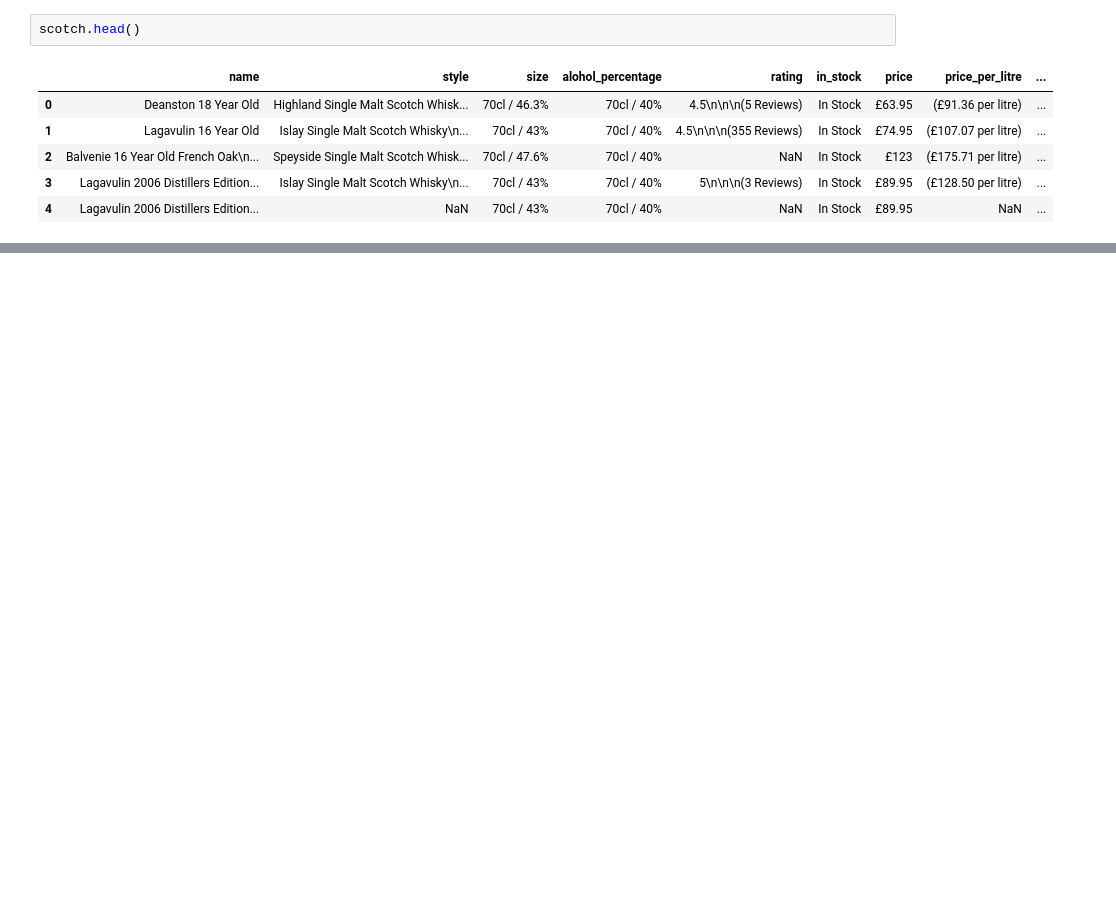
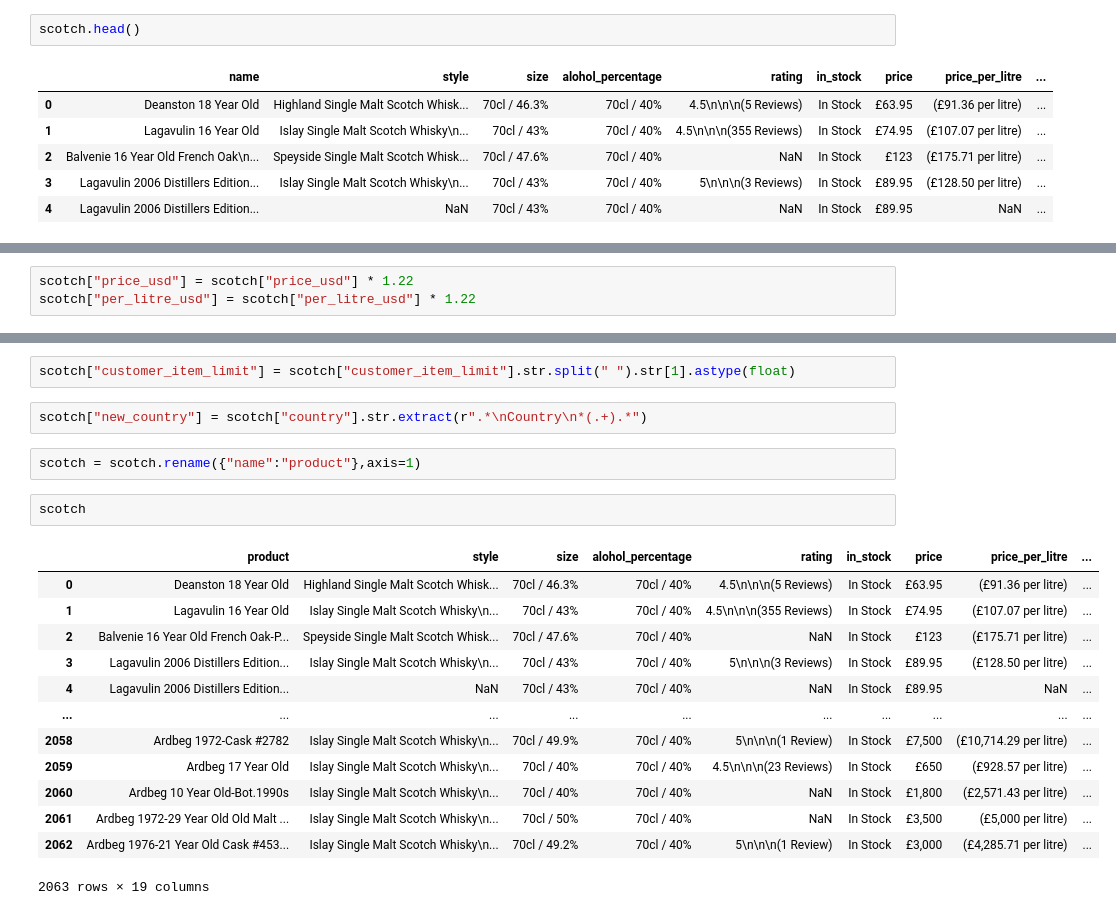
Before and after one commit to paul-trood/Products, a Jupyter notebook: whisky_products_cleaning.ipynb, the cells around one changed output, grey strips where cells are left out. Drawn from its saved outputs; the diff is of its cells as text; blank space fills up the shorter version.

```diff
--- a/whisky_products_cleaning.ipynb
+++ b/whisky_products_cleaning.ipynb
@@ -678,0 +979,3 @@ scotch.head()
+# %%
+scotch["price_usd"] = scotch["price_usd"] * 1.22
+scotch["per_litre_usd"] = scotch["per_litre_usd"] * 1.22
@@ -678,0 +991,22 @@ scotch.head()
+# %%
+scotch["customer_item_limit"] = scotch["customer_item_limit"].str.split(" ").str[1].astype(float)
+# %%
+scotch["new_country"] = scotch["country"].str.extract(r".*\nCountry\n*(.+).*")
+# %%
+scotch = scotch.rename({"name":"product"},axis=1)
+# %%
+scotch
+# %% [output]
+|  | product | style | size | alohol_percentage | rating | in_stock | price | price_per_litre | ... |
+| 0 | Deanston 18 Year Old | Highland Single Malt Scotch Whisk... | 70cl / 46.3% | 70cl / 40% | 4.5\n\n\n(5 Reviews) | In Stock | £63.95 | (£91.36 per litre) | ... |
+| 1 | Lagavulin 16 Year Old | Islay Single Malt Scotch Whisky\n... | 70cl / 43% | 70cl / 40% | 4.5\n\n\n(355 Reviews) | In Stock | £74.95 | (£107.07 per litre) | ... |
+| 2 | Balvenie 16 Year Old French Oak-P... | Speyside Single Malt Scotch Whisk... | 70cl / 47.6% | 70cl / 40% | NaN | In Stock | £123 | (£175.71 per litre) | ... |
+| 3 | Lagavulin 2006 Distillers Edition... | Islay Single Malt Scotch Whisky\n... | 70cl / 43% | 70cl / 40% | 5\n\n\n(3 Reviews) | In Stock | £89.95 | (£128.50 per litre) | ... |
+| 4 | Lagavulin 2006 Distillers Edition... | NaN | 70cl / 43% | 70cl / 40% | NaN | In Stock | £89.95 | NaN | ... |
+| ... | ... | ... | ... | ... | ... | ... | ... | ... | ... |
+| 2058 | Ardbeg 1972-Cask #2782 | Islay Single Malt Scotch Whisky\n... | 70cl / 49.9% | 70cl / 40% | 5\n\n\n(1 Review) | In Stock | £7,500 | (£10,714.29 per litre) | ... |
+| 2059 | Ardbeg 17 Year Old | Islay Single Malt Scotch Whisky\n... | 70cl / 40% | 70cl / 40% | 4.5\n\n\n(23 Reviews) | In Stock | £650 | (£928.57 per litre) | ... |
+| 2060 | Ardbeg 10 Year Old-Bot.1990s | Islay Single Malt Scotch Whisky\n... | 70cl / 40% | 70cl / 40% | NaN | In Stock | £1,800 | (£2,571.43 per litre) | ... |
+| 2061 | Ardbeg 1972-29 Year Old Old Malt ... | Islay Single Malt Scotch Whisky\n... | 70cl / 50% | 70cl / 40% | NaN | In Stock | £3,500 | (£5,000 per litre) | ... |
+| 2062 | Ardbeg 1976-21 Year Old Cask #453... | Islay Single Malt Scotch Whisky\n... | 70cl / 49.2% | 70cl / 40% | 5\n\n\n(1 Review) | In Stock | £3,000 | (£4,285.71 per litre) | ... |
+2063 rows × 19 columns
```
Also changed, not shown: parts of 69 cells of this notebook.
